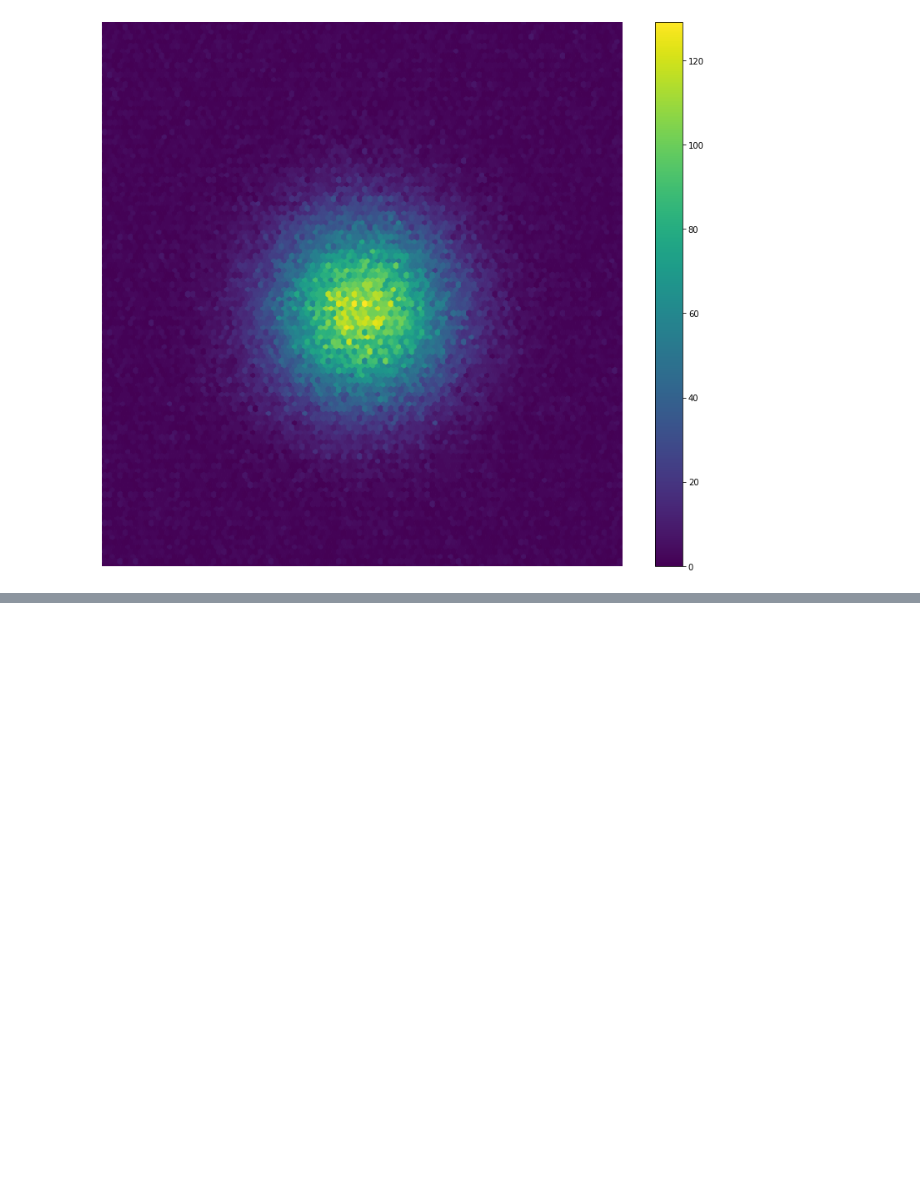
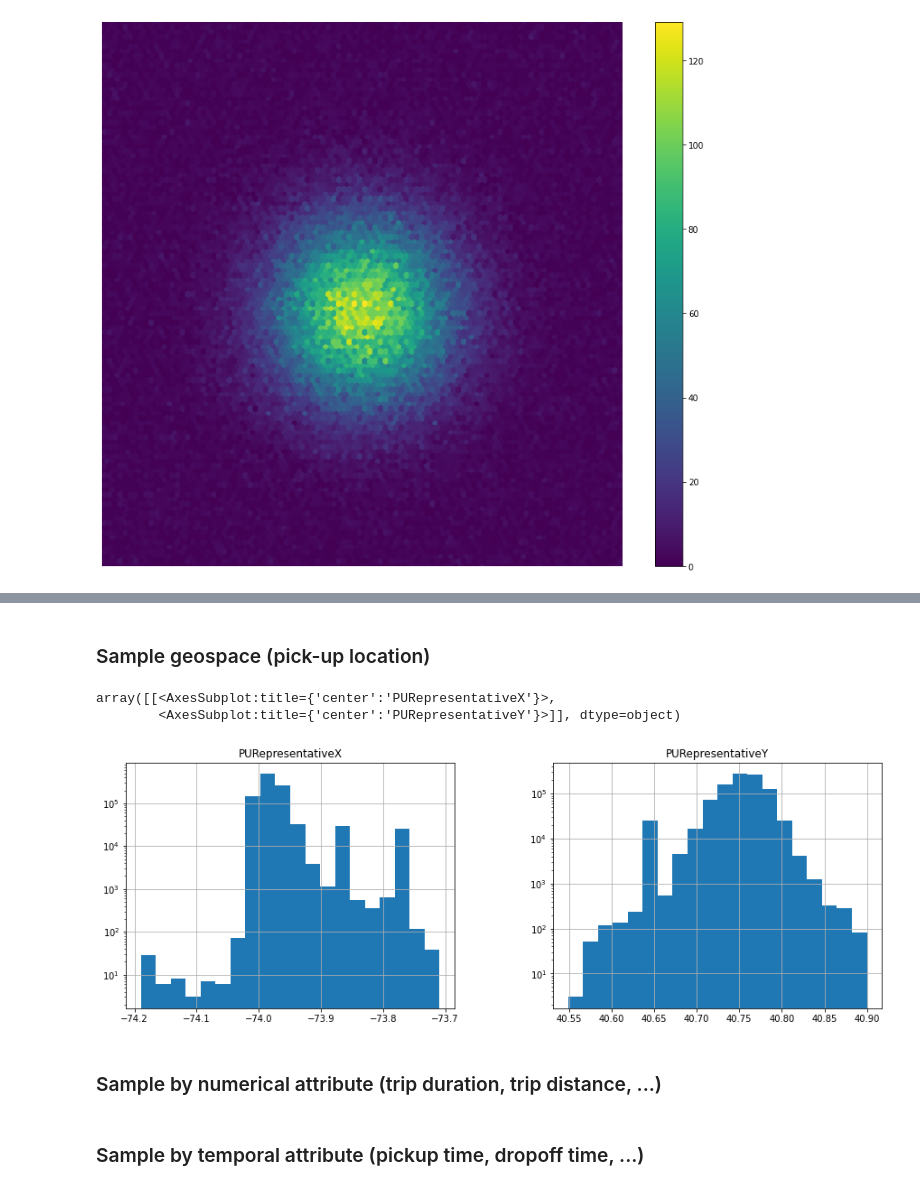
Before and after one commit to vis-au/prosample, a Jupyter notebook: server/pipeline/figures.ipynb, the cells around one changed output, grey strips where cells are left out. Cells and saved outputs as stored; diff of their text form; code cells hidden in the pictures; blank space fills up the shorter version.

Commit message:
update figures for data-centred sampling

```diff
--- a/server/pipeline/figures.ipynb
+++ b/server/pipeline/figures.ipynb
@@ -125,0 +199,22 @@ plt.set_ylim([mins[1], maxs[1]])
+# %% [markdown]
+### Sample geospace (pick-up location)
+# %%
+import numpy as np
+import pandas as pd
+from sklearn.preprocessing import KBinsDiscretizer
+
+est = KBinsDiscretizer(n_bins=[50, 50], encode="ordinal")
+x_nan = np.isnan(rides_df["PURepresentativeX"])
+y_nan = np.isnan(rides_df["PURepresentativeY"])
+_rides_df = rides_df[["PURepresentativeX", "PURepresentativeY"]][~x_nan & ~y_nan]
+est.fit_transform(_rides_df)
+
+pd.DataFrame(rides_df[["PURepresentativeX", "PURepresentativeY"]]).hist(bins=20, figsize=[15, 5], log=True)
+# %% [output]
+array([[<AxesSubplot:title={'center':'PURepresentativeX'}>,
+        <AxesSubplot:title={'center':'PURepresentativeY'}>]], dtype=object)
+[figure, added]
+# %% [markdown]
+### Sample by numerical attribute (trip duration, trip distance, ...)
+# %% [markdown]
+### Sample by temporal attribute (pickup time, dropoff time, ...)
```
Also changed, not shown: parts of 6 cells of this notebook.
